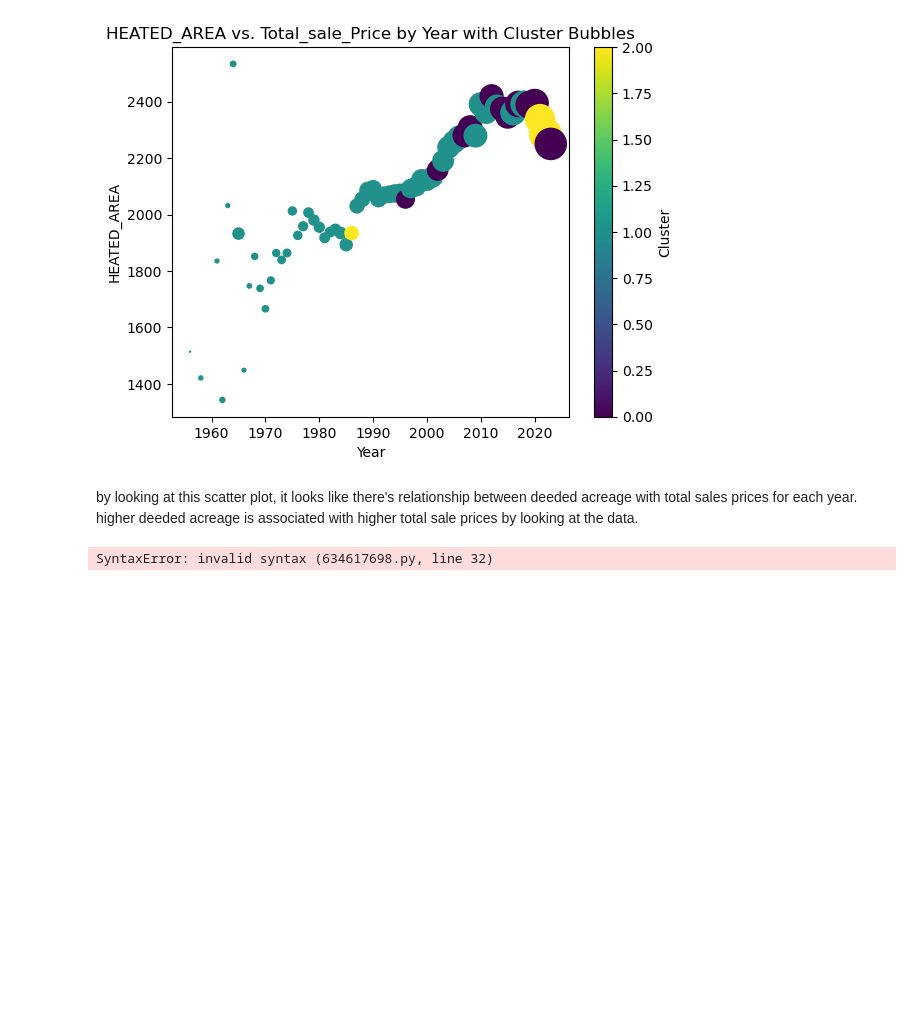
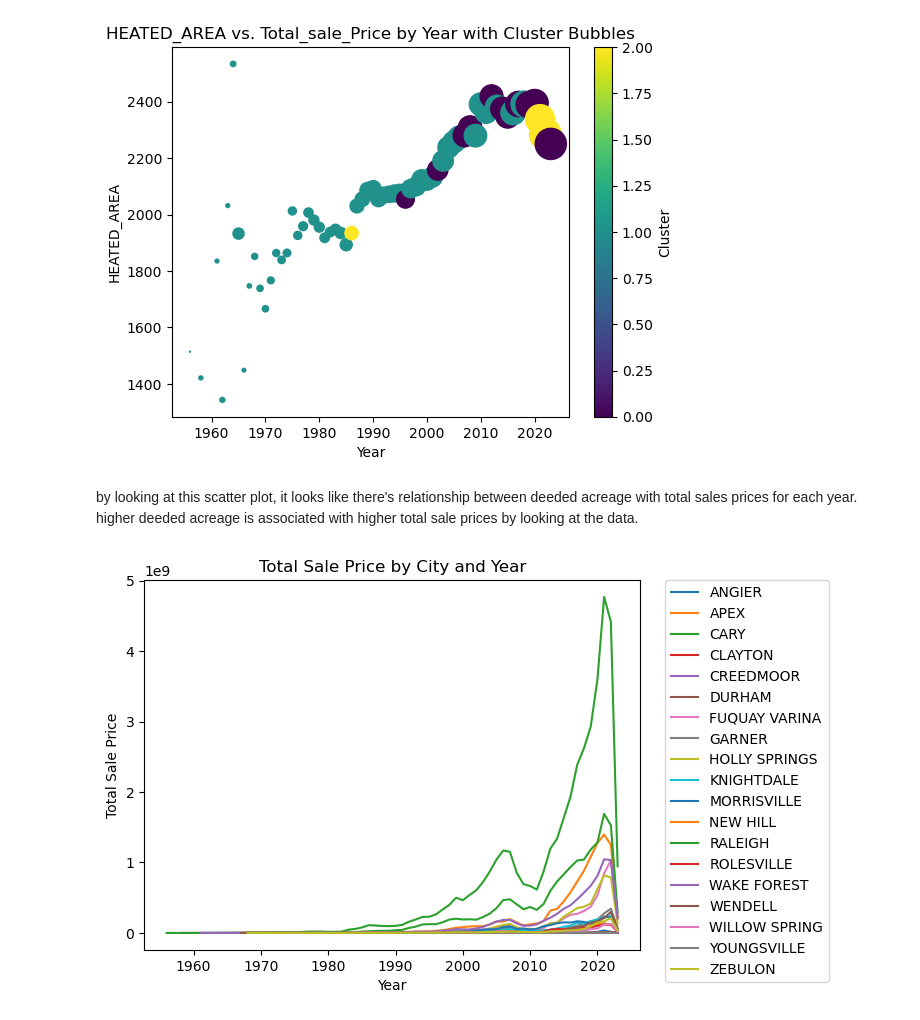
Before and after one commit to jkehm/Wake-County-Housing, a Jupyter notebook: Machine Learning/k-means model (m.c).ipynb, the cells around one changed output. Drawn from its saved outputs; the diff is of its cells as text; code cells hidden in the pictures; blank space fills up the shorter version.

```diff
--- a/Machine Learning/k-means model (m.c).ipynb
+++ b/Machine Learning/k-means model (m.c).ipynb
@@ -151,32 +151,33 @@ k = 5  # Number of clusters
 kmeans = KMeans(n_clusters=k, n_init=10, random_state=42)
 kmeans.fit(data[['year', 'Total_sale_Price']])
 
 # Assign cluster labels to the data
 data_with_cluster = data.copy()
 data_with_cluster['Cluster'] = kmeans.labels_
 
 # Group the data by city and year and calculate the sum of total sale price
 grouped_data = data_with_cluster.groupby(['PHYSICAL_CITY', 'year'])['Total_sale_Price'].sum().reset_index()
 
 # Iterate over each city
 cities = grouped_data['PHYSICAL_CITY'].unique()
 for city in cities:
     city_data = grouped_data[grouped_data['PHYSICAL_CITY'] == city]
     plt.plot(city_data['year'], city_data['Total_sale_Price'], label=city)
 
 # Set the x-axis label
 plt.xlabel('Year')
 
 # Set the y-axis label
 plt.ylabel('Total Sale Price')
 
 # Set the title of the plot
 plt.title('Total Sale Price by City and Year')
 
 # Add a legend
-plt.legend((bbox_to_anchor=(1.05, 1), loc='best', borderaxespad=0))
+plt.legend(bbox_to_anchor=(1.05, 1), loc='best', borderaxespad=0)
+
 
 # Show the plot
 plt.show()
 # %% [output]
-SyntaxError: invalid syntax (634617698.py, line 32)
+[figure, added]
```
